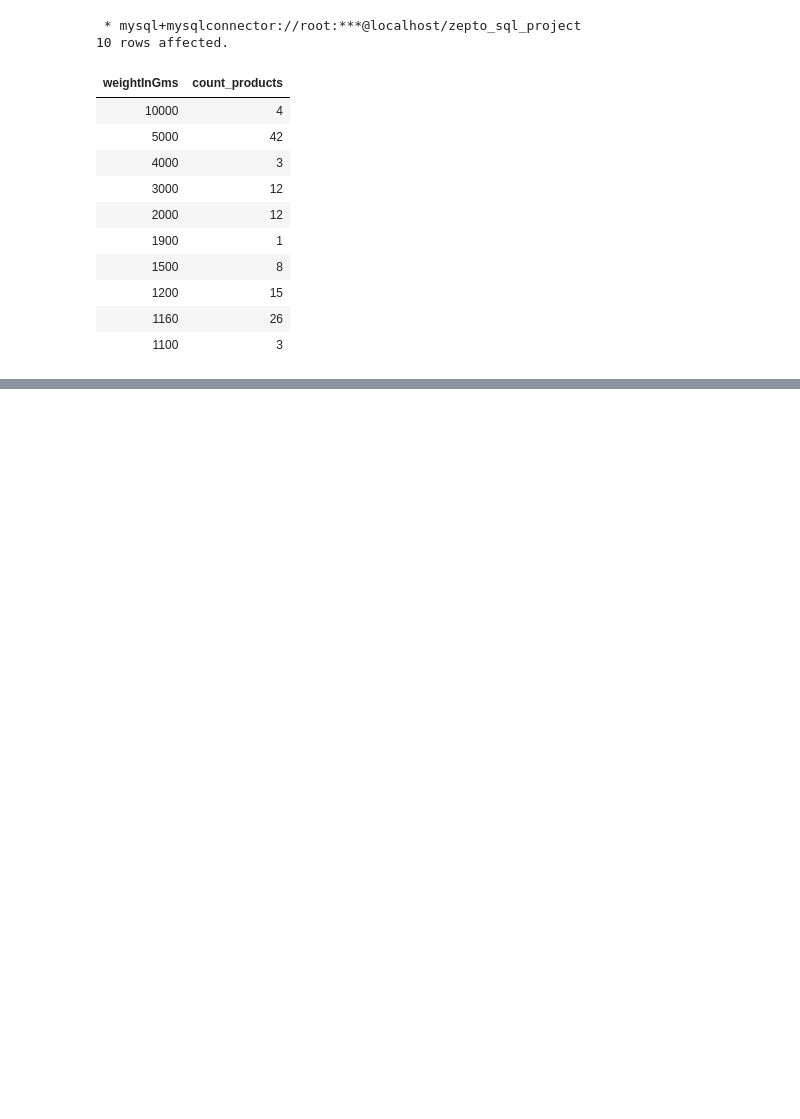
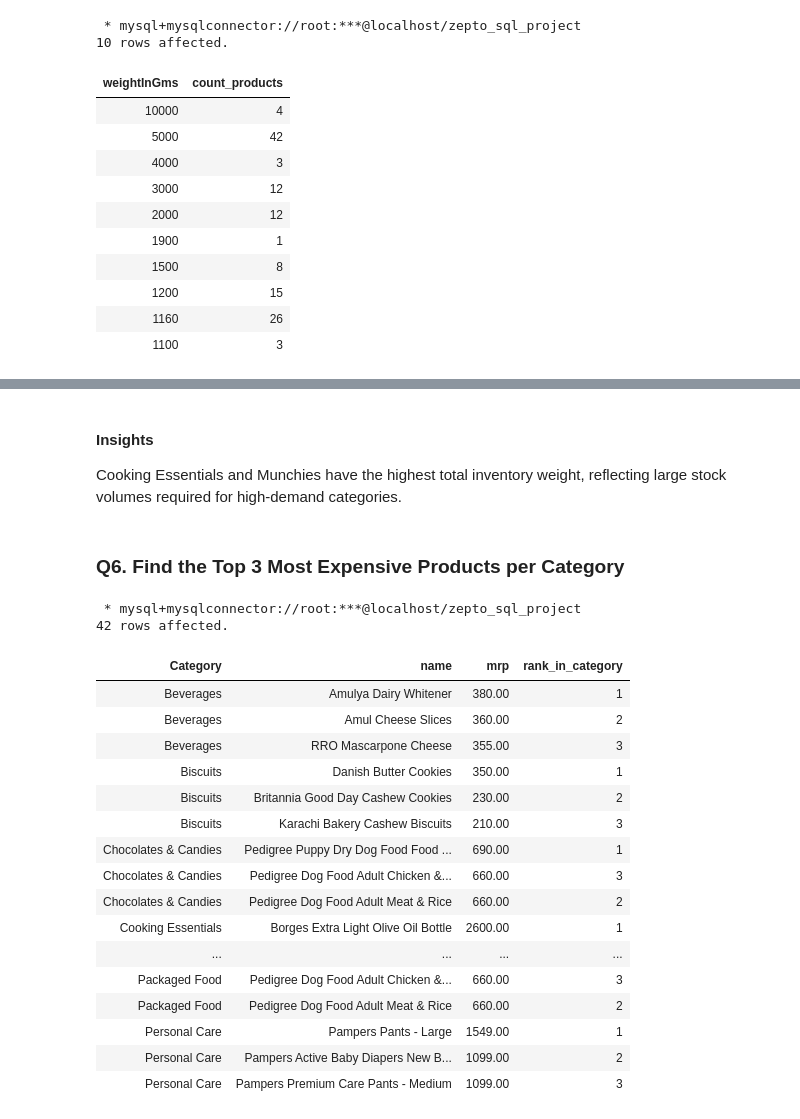
Before and after one commit to S8naK/E-Commerce-Inventory-Analysis, a Jupyter notebook: zepto_inventory_analysis.ipynb, the cells around one changed output, grey strips where cells are left out. Drawn from its saved outputs; the diff is of its cells as text; code cells hidden in the pictures; blank space fills up the shorter version.

```diff
--- a/zepto_inventory_analysis.ipynb
+++ b/zepto_inventory_analysis.ipynb
@@ -317,0 +473,36 @@ LIMIT 10;
+# %% [markdown]
+#### Insights
+Cooking Essentials and Munchies have the highest total inventory weight, reflecting large stock volumes required for high-demand categories.
+# %% [markdown]
+### Q6. Find the Top 3 Most Expensive Products per Category
+# %%
+%%sql
+
+SELECT *
+FROM (
+    SELECT
+        Category, name, mrp, ROW_NUMBER() OVER (PARTITION BY Category ORDER BY mrp DESC) AS rank_in_category
+    FROM zepto_clean
+) ranked
+WHERE rank_in_category <= 3
+ORDER BY Category, mrp DESC, name;
+# %% [output]
+ * mysql+mysqlconnector://root:***@localhost/zepto_sql_project
+42 rows affected.
+| Category | name | mrp | rank_in_category |
+| Beverages | Amulya Dairy Whitener | 380.00 | 1 |
+| Beverages | Amul Cheese Slices | 360.00 | 2 |
+| Beverages | RRO Mascarpone Cheese | 355.00 | 3 |
+| Biscuits | Danish Butter Cookies | 350.00 | 1 |
+| Biscuits | Britannia Good Day Cashew Cookies | 230.00 | 2 |
+| Biscuits | Karachi Bakery Cashew Biscuits | 210.00 | 3 |
+| Chocolates & Candies | Pedigree Puppy Dry Dog Food Food ... | 690.00 | 1 |
+| Chocolates & Candies | Pedigree Dog Food Adult Chicken &... | 660.00 | 3 |
+| Chocolates & Candies | Pedigree Dog Food Adult Meat & Rice | 660.00 | 2 |
+| Cooking Essentials | Borges Extra Light Olive Oil Bottle | 2600.00 | 1 |
+| ... | ... | ... | ... |
+| Packaged Food | Pedigree Dog Food Adult Chicken &... | 660.00 | 3 |
+| Packaged Food | Pedigree Dog Food Adult Meat & Rice | 660.00 | 2 |
+| Personal Care | Pampers Pants - Large | 1549.00 | 1 |
+| Personal Care | Pampers Active Baby Diapers New B... | 1099.00 | 2 |
+| Personal Care | Pampers Premium Care Pants - Medium | 1099.00 | 3 |
```
Also changed, not shown: parts of 55 cells of this notebook, 1 other file.
